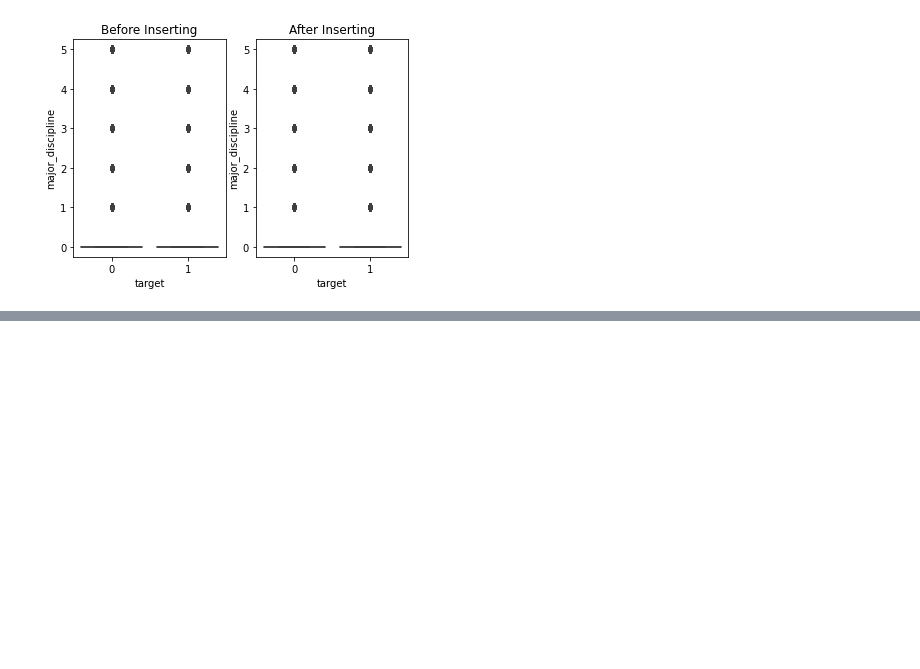
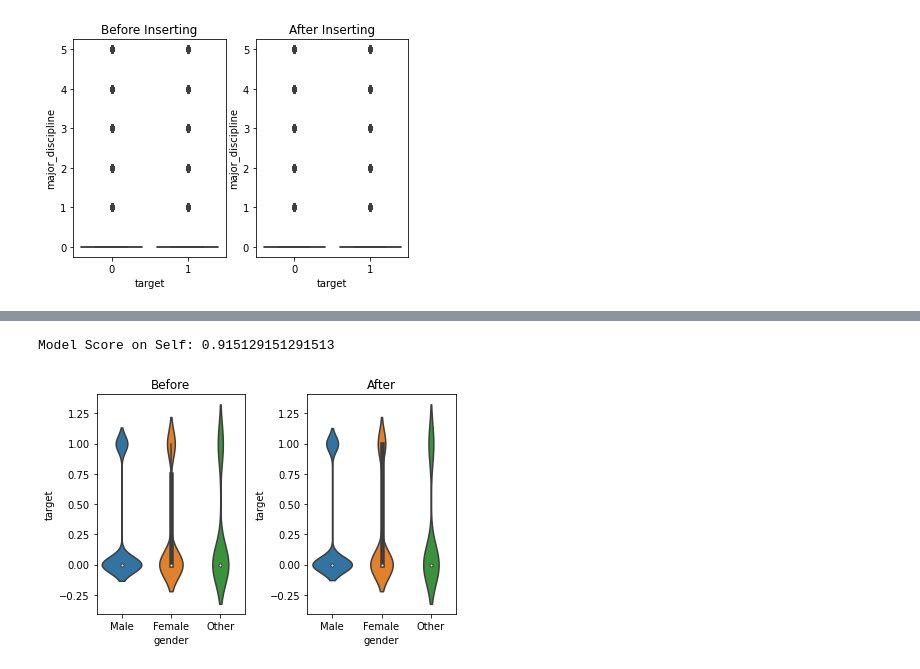
Before and after one commit to BarGanor/ml_project, a Jupyter notebook: missing_values.ipynb, the cells around one changed output, grey strips where cells are left out. Cells and saved outputs as stored; diff of their text form; code cells hidden in the pictures; blank space fills up the shorter version.

```diff
--- a/missing_values.ipynb
+++ b/missing_values.ipynb
@@ -115,0 +159,5 @@ dtype: int64
+# %%
+processed_data = fill_nan_with_knn(processed_data)
+# %% [output]
+Model Score on Self: 0.915129151291513
+[figure, added]
```
Also changed, not shown: parts of 19 cells of this notebook, 5 other files.
